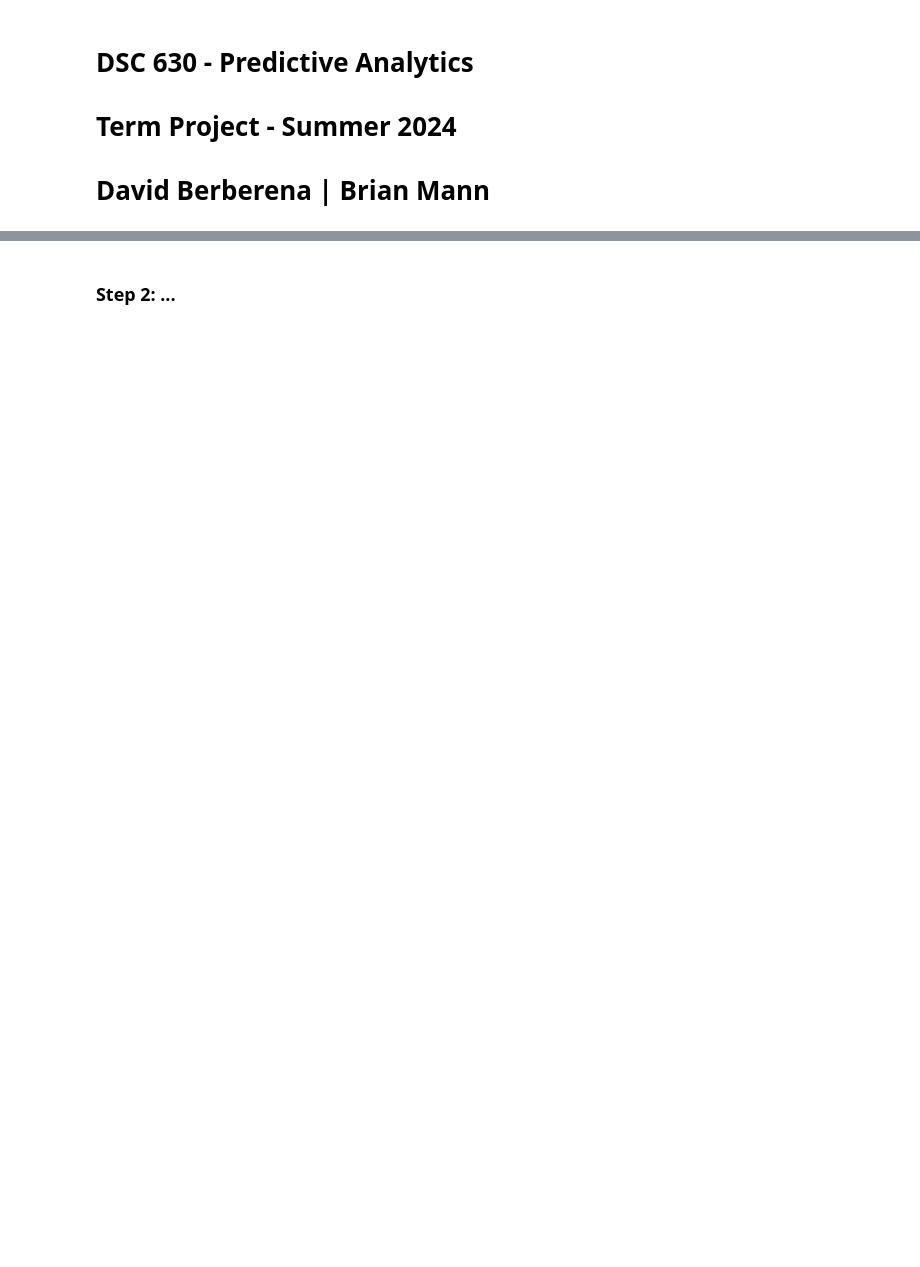
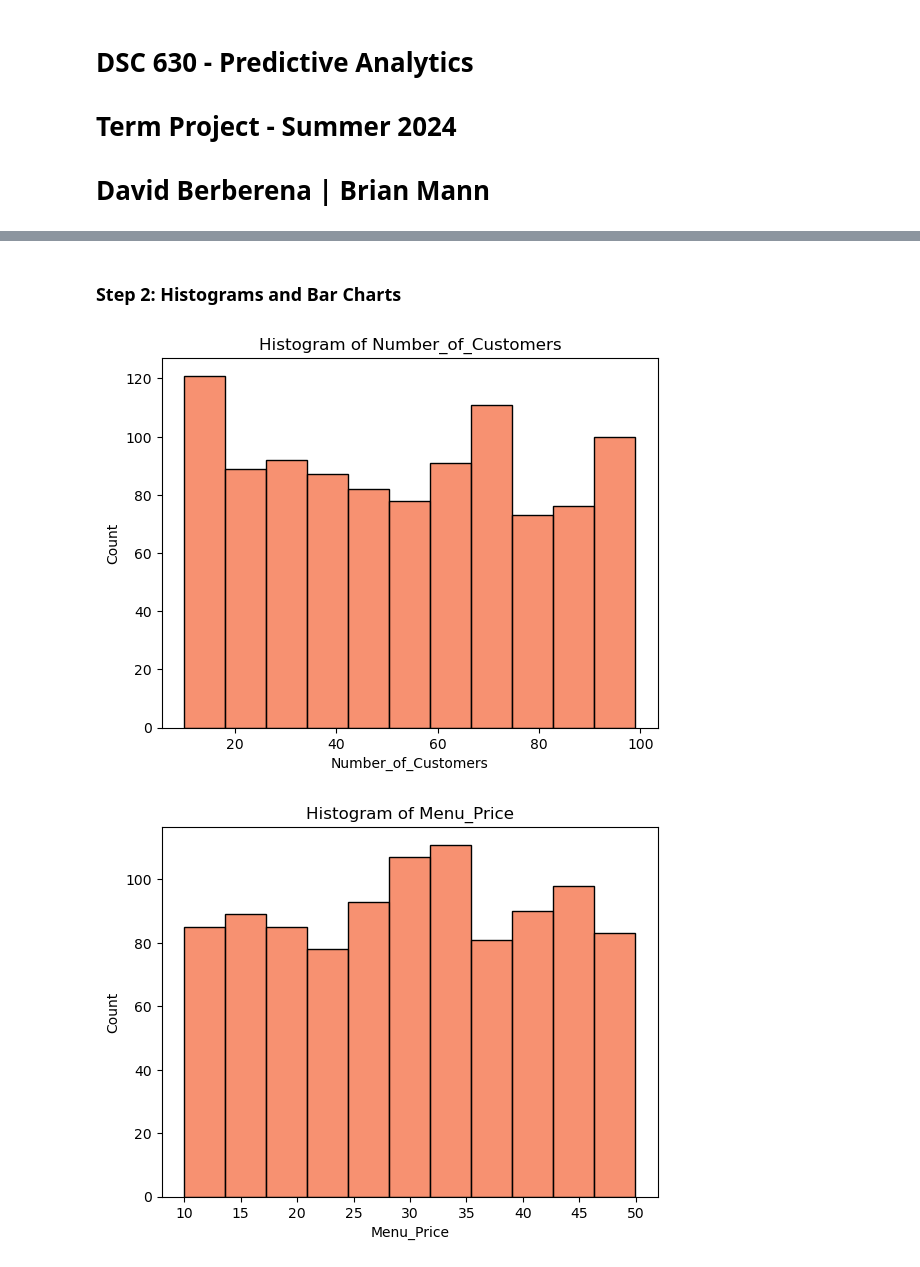
Before and after one commit to bam0/RestaurantRevenuePrediction, a Jupyter notebook: DSC_630_Term_Project.ipynb, the cells around one changed output, grey strips where cells are left out. Cells and saved outputs as stored; diff of their text form; code cells hidden in the pictures; blank space fills up the shorter version.

```diff
--- a/DSC_630_Term_Project.ipynb
+++ b/DSC_630_Term_Project.ipynb
@@ -21,0 +22,3 @@ url1 = 'www.example1.com/data'
+# %%
+df = pd.read_csv('restaurant_revenue.csv')
+df.head()
@@ -22,2 +60,13 @@ url1 = 'www.example1.com/data'
 # %% [markdown]
-### Step 2: ...
+### Step 2: Histograms and Bar Charts
+# %%
+def make_histogram(data, col):
+    sns.histplot(data[col], color='#f56c42')
+    plt.title(f'Histogram of {col}')
+    plt.show()
+# %%
+for col in df.describe().drop(columns='Promotions').columns:
+    make_histogram(df, col)
+# %% [output]
+[figure, added]
+[figure, added]
```
Also changed, not shown: parts of 21 cells of this notebook.
